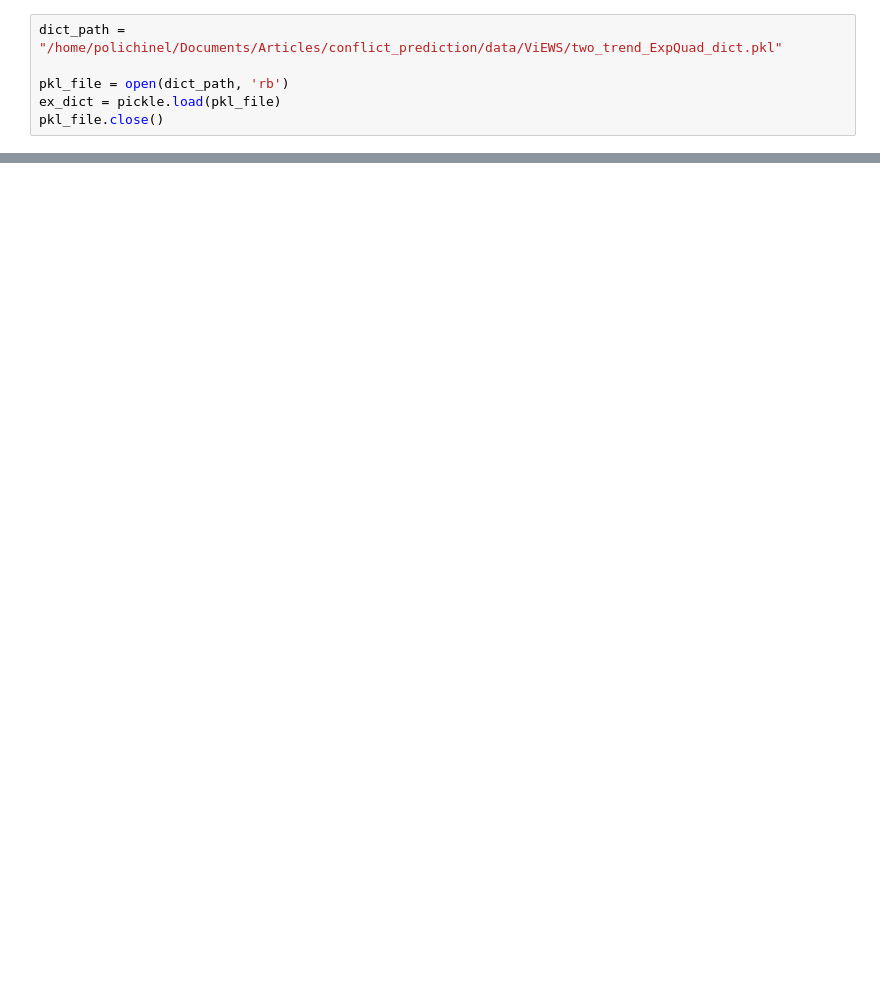
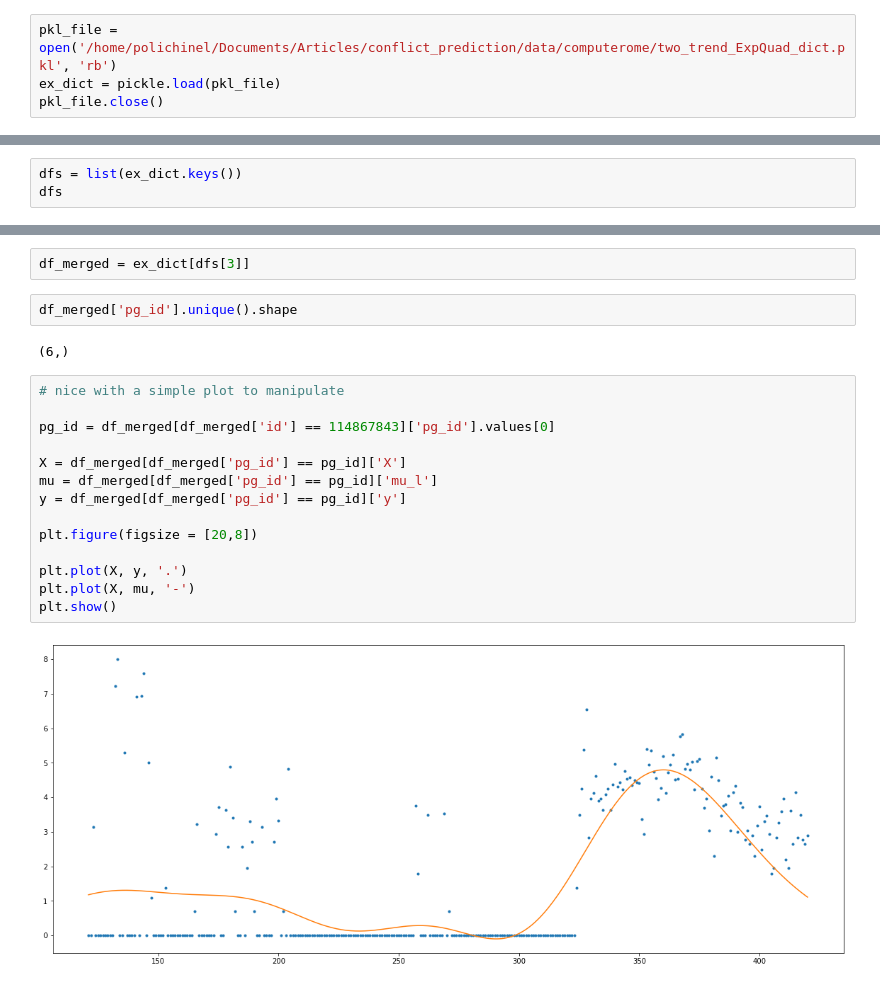
Before and after one commit to Polichinel/The_Currents_of_Conflict, a Jupyter notebook: check_experiment_dicts.ipynb, the cells around one changed output, grey strips where cells are left out. Saved outputs shown, nothing was run; the diff lists cells and outputs as text; blank space fills up the shorter version.

```diff
--- a/check_experiment_dicts.ipynb
+++ b/check_experiment_dicts.ipynb
@@ -4,6 +12,4 @@ import pickle
 # %%
-dict_path = "/home/polichinel/Documents/Articles/conflict_prediction/data/ViEWS/two_trend_ExpQuad_dict.pkl"
-
-pkl_file = open(dict_path, 'rb')
+pkl_file = open('/home/polichinel/Documents/Articles/conflict_prediction/data/computerome/two_trend_ExpQuad_dict.pkl', 'rb')
 ex_dict = pickle.load(pkl_file)
 pkl_file.close()
@@ -36,0 +16,3 @@ ex_dict['32_ged_best_sb_ExpQuad_df_results']
+# %%
+dfs = list(ex_dict.keys())
+dfs
@@ -36,0 +47,22 @@ ex_dict['32_ged_best_sb_ExpQuad_df_results']
+# %%
+df_merged = ex_dict[dfs[3]]
+# %%
+df_merged['pg_id'].unique().shape
+# %% [output]
+(6,)
+# %%
+# nice with a simple plot to manipulate
+
+pg_id = df_merged[df_merged['id'] == 114867843]['pg_id'].values[0]
+
+X = df_merged[df_merged['pg_id'] == pg_id]['X']
+mu = df_merged[df_merged['pg_id'] == pg_id]['mu_l']
+y = df_merged[df_merged['pg_id'] == pg_id]['y']
+
+plt.figure(figsize = [20,8])
+
+plt.plot(X, y, '.')
+plt.plot(X, mu, '-')
+plt.show()
+# %% [output]
+[figure, added]
```
Also changed, not shown: parts of 12 cells of this notebook.
